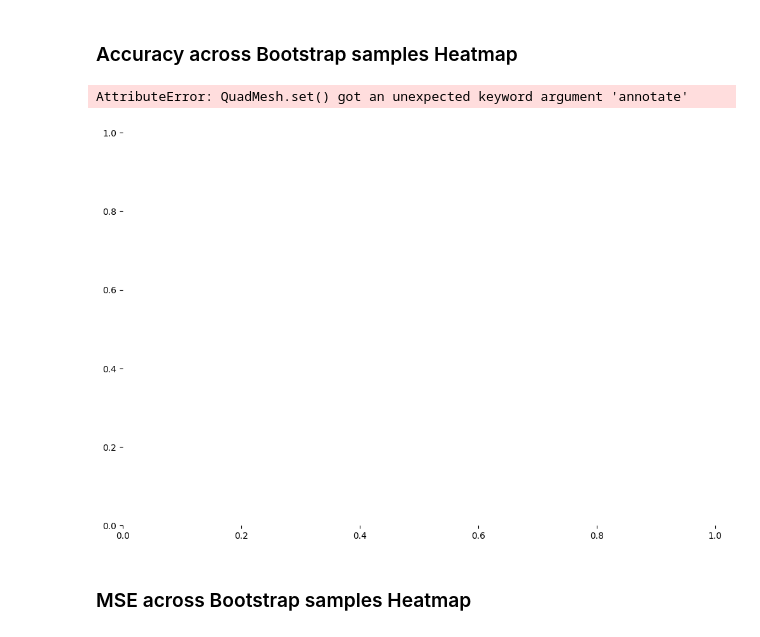
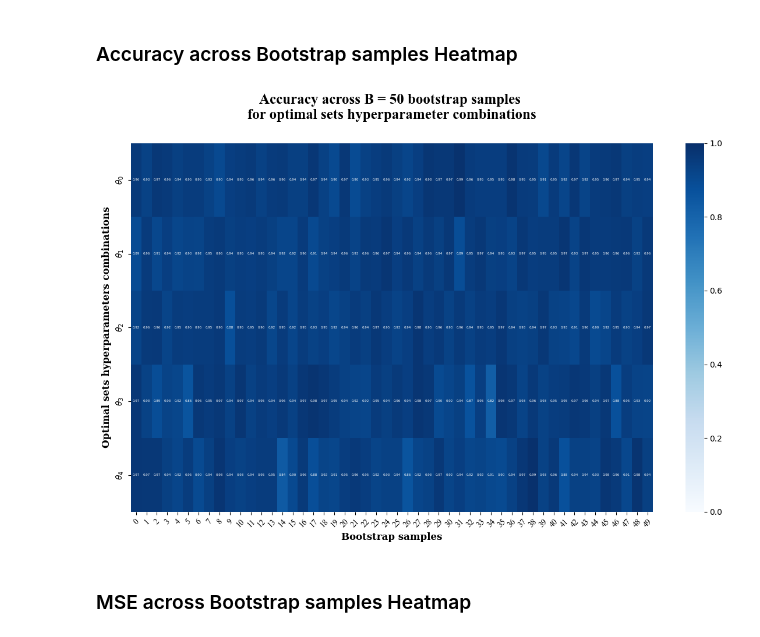
Before and after one commit to danieldelpozuelo-bit/TFM-project, a Jupyter notebook: TWSVM.ipynb, the cells around one changed output. Cells and saved outputs as stored; diff of their text form; code cells hidden in the pictures.

```diff
--- a/TWSVM.ipynb
+++ b/TWSVM.ipynb
@@ -1393,16 +1393,15 @@ for t, theta in enumerate(top_theta):
     ax.lines[-1].set_color('darkblue')
     ax.lines[-1].set_linewidth(2)
     ax.axvline(avg_mse[theta], linewidth = 2, color = 'black', linestyle = '--', label = f'Mean = {avg_mse[theta]:.3f}')
-    ax.set_xlim(0, 1) # Brier score (MSE for binary classification) is restricted between 0 and 1
     theta_str = '(' + ', '.join(f'{v:.0e}' for v in theta) + ')'
-    ax.set_title(rf'$\boldsymbol{{\theta_{{{t}}} = {theta_str}}}$', fontdict = title_font, pad = 30)
+    ax.set_title(rf'$\boldsymbol{{\theta_{{{t}}} = {theta_str}}}$', fontdict = axes_font, pad = 30)
     ax.set_xlabel('MSE', fontdict = axes_font)
     ax.set_ylabel('Density', fontdict = axes_font)
     ax.spines['top'].set_visible(False)
     ax.spines['right'].set_visible(False)
     ax.legend(loc = 'upper right', edgecolor = 'black', framealpha = 1, prop = {'size':14, 'weight': 'bold'})
 
-plt.suptitle(f'MSE distributions across B = {B} bootstrap samples\n for hyperparameters combinations on the optimal set',
+plt.suptitle(f'MSE distributions across B = {B} bootstrap samples\n for optimal hyperparameter combinations on {dataset_name} dataset',
              fontsize = 26, fontweight = 'bold', fontfamily = 'Times New Roman', y = 1.03)
 
 plt.tight_layout()
@@ -1525,29 +1555,28 @@ for feature in features_names:
 # %%
 accuracy_heatmap = np.zeros((len(top_theta), B), dtype = float)
 
 for t, theta in enumerate(top_theta):
     accuracy_heatmap[t,:] = accuracies[theta]
 
 fig, axes = plt.subplots(figsize = (12,8))
 
 sns.heatmap(accuracy_heatmap, cmap = 'Blues', fmt= '.2f', annot = True,
-            vmin = 0.5, vmax = 1, ax = axes)
+            vmin = 0.5, vmax = 1, ax = axes, annot_kws={'size': 4})
 axes.set_title(f'Accuracy across B = {B} bootstrap samples \n'
                'for optimal sets hyperparameter combinations', fontdict = title_font, pad = 30)
 axes.set_xlabel('Bootstrap samples', fontdict = axes_font)
 axes.set_ylabel('Optimal sets hyperparameters combinations', fontdict = axes_font)
-axes.set_xticklabels(np.arange(B), fontdict = aux_font)
+axes.set_xticklabels(np.arange(B), fontdict = aux_font, rotation = 45)
 theta_labels = [
     rf'$\boldsymbol{{\theta_{{{t}}}}}$' for t, theta in enumerate(top_theta)
 ]
-axes.set_yticks(np.arange(len(top_theta)))
+axes.set_yticks(np.arange(len(top_theta)) + 0.5)
 axes.set_yticklabels(theta_labels, fontdict = aux_font)
 
 plt.tight_layout()
 plt.show()
 # %% [output]
-AttributeError: QuadMesh.set() got an unexpected keyword argument 'annotate'
-[figure, old version]
+[figure, new version]
 # %% [markdown]
 ### MSE across Bootstrap samples Heatmap
 # %%
```
Also changed, not shown: parts of 10 cells of this notebook, 1 other file.
